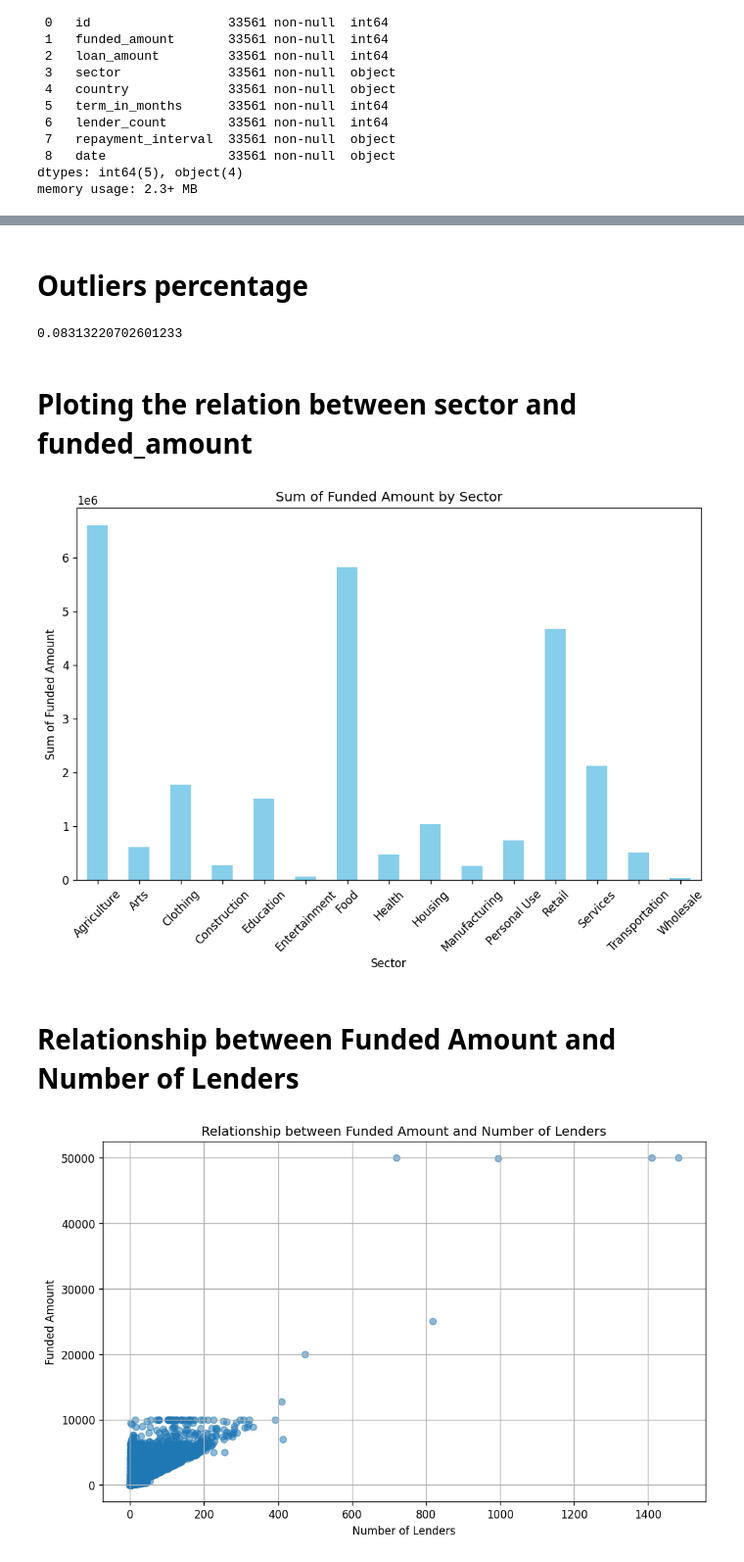
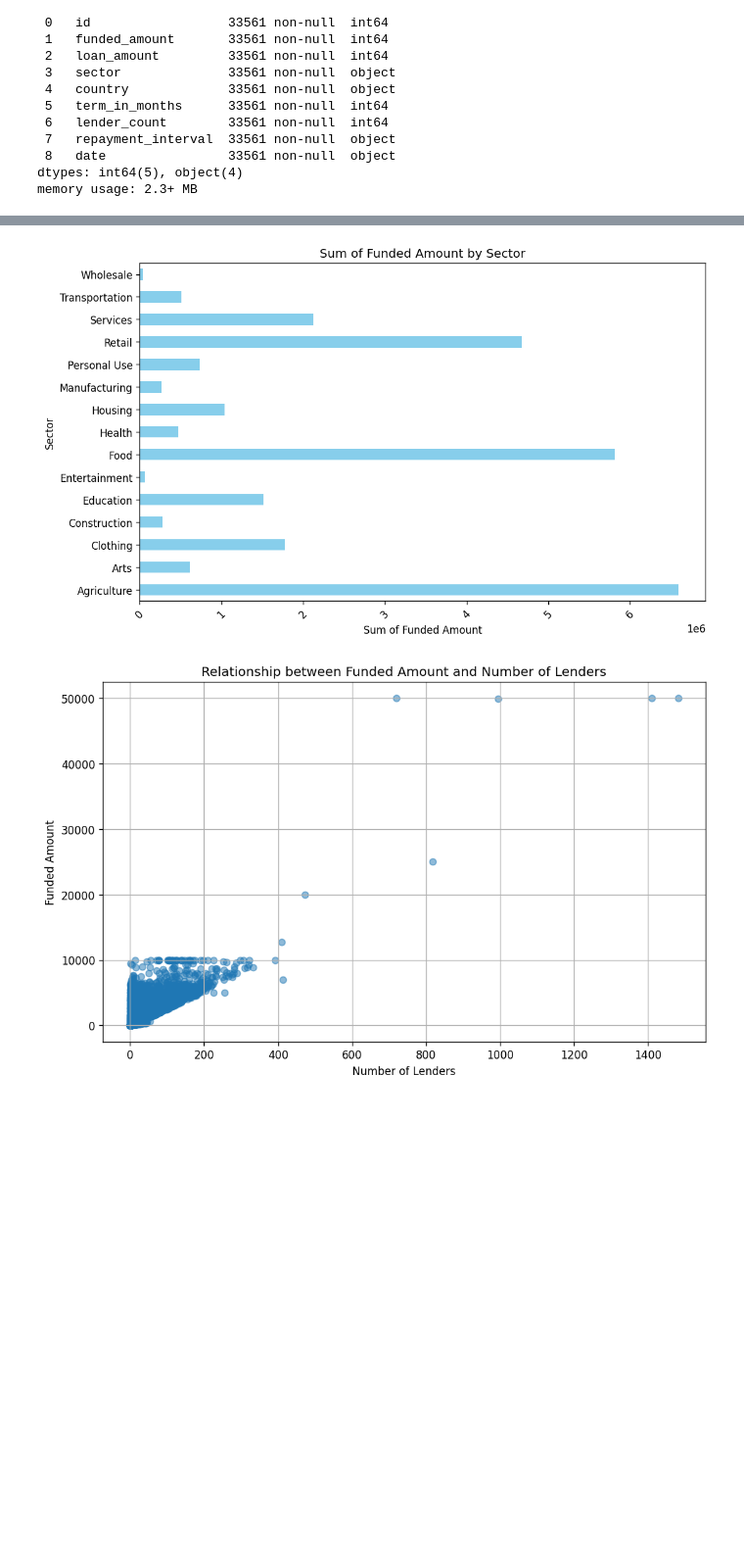
Before and after one commit to mahmoud-hassan1/Bi--Kiva-Loan-project, a Jupyter notebook: project.ipynb, the cells around one changed output, grey strips where cells are left out. Shown at 98% size. Saved outputs shown, nothing was run; the diff lists cells and outputs as text; code cells hidden in the pictures; blank space fills up the shorter version.

```diff
--- a/project.ipynb
+++ b/project.ipynb
@@ -131,4 +105,5 @@ dtype: int64
 # %%
+df.dropna(inplace=True)
 df.info()
 # %% [output]
 <class 'pandas.core.frame.DataFrame'>
@@ -157,0 +125,4 @@ df.duplicated().sum()
+# %%
+df.drop_duplicates(inplace=True)
+df.reset_index()
+df.info()
@@ -185,6 +155,0 @@ outliers.head()
-# %% [markdown]
-# Outliers percentage
-# %%
-print(outliers.shape[0]/df.shape[0])
-# %% [output]
-0.08313220702601233
@@ -205,23 +156,16 @@ print(outliers.shape[0]/df.shape[0])
-# %% [markdown]
-# Ploting the relation between sector and funded_amount
 # %%
-
-
 # Group by 'sector' and sum 'funded_amount'
 sector_funding = df.groupby('sector')['funded_amount'].sum()
 
-# Plotting
 plt.figure(figsize=(10, 6))
-sector_funding.plot(kind='bar', color='skyblue')
+sector_funding.plot(kind='barh', color='skyblue')
 plt.title('Sum of Funded Amount by Sector')
-plt.xlabel('Sector')
-plt.ylabel('Sum of Funded Amount')
+plt.xlabel('Sum of Funded Amount')
+plt.ylabel('Sector')
 plt.xticks(rotation=45)
 plt.show()
 # %% [output]
-[figure, old version]
+[figure, new version]
-# %% [markdown]
-# Relationship between Funded Amount and Number of Lenders
 # %%
 plt.figure(figsize=(10, 6))
 plt.scatter(df['lender_count'], df['funded_amount'], alpha=0.5)
```
Also changed, not shown: parts of 101 cells of this notebook.
